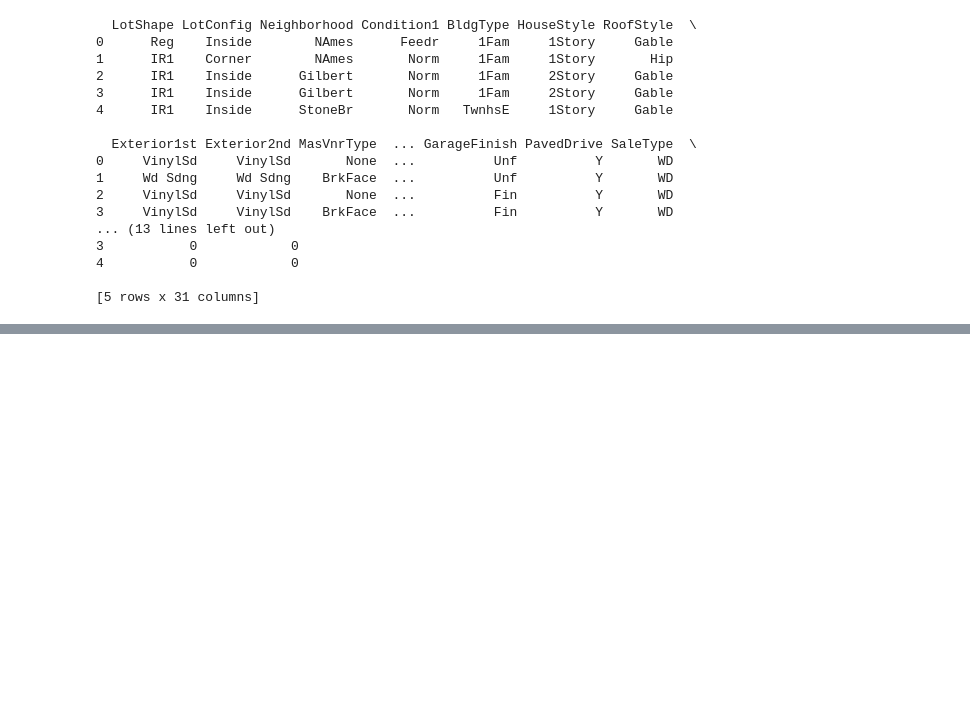
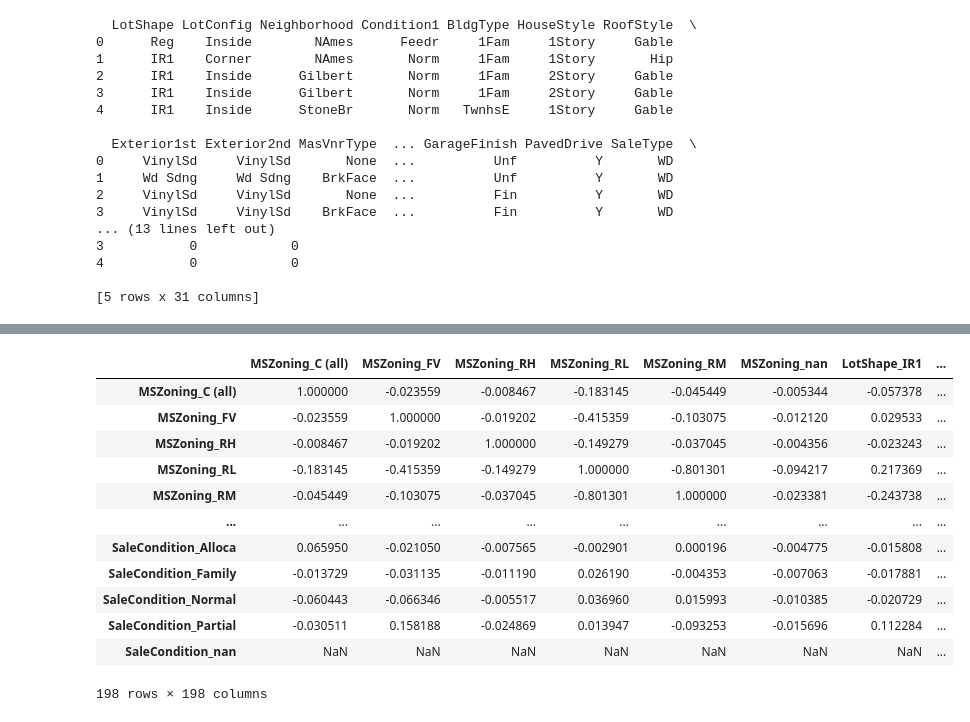
Before and after one commit to jbrietzke/housing, a Jupyter notebook: driver.ipynb, the cells around one changed output, grey strips where cells are left out. Saved outputs shown, nothing was run; the diff lists cells and outputs as text; code cells hidden in the pictures; blank space fills up the shorter version.

```diff
--- a/driver.ipynb
+++ b/driver.ipynb
@@ -662,0 +661,3 @@ for col in keep_cols:
+# %%
+for col in keep_cols:
+    obj_train = pd.get_dummies(obj_train, columns=[col], prefix=[col], dummy_na=True)
@@ -662,0 +682,16 @@ for col in keep_cols:
+# %%
+obj_train.corr()
+# %% [output]
+|  | MSZoning_C (all) | MSZoning_FV | MSZoning_RH | MSZoning_RL | MSZoning_RM | MSZoning_nan | LotShape_IR1 | ... |
+| MSZoning_C (all) | 1.000000 | -0.023559 | -0.008467 | -0.183145 | -0.045449 | -0.005344 | -0.057378 | ... |
+| MSZoning_FV | -0.023559 | 1.000000 | -0.019202 | -0.415359 | -0.103075 | -0.012120 | 0.029533 | ... |
+| MSZoning_RH | -0.008467 | -0.019202 | 1.000000 | -0.149279 | -0.037045 | -0.004356 | -0.023243 | ... |
+| MSZoning_RL | -0.183145 | -0.415359 | -0.149279 | 1.000000 | -0.801301 | -0.094217 | 0.217369 | ... |
+| MSZoning_RM | -0.045449 | -0.103075 | -0.037045 | -0.801301 | 1.000000 | -0.023381 | -0.243738 | ... |
+| ... | ... | ... | ... | ... | ... | ... | ... | ... |
+| SaleCondition_Alloca | 0.065950 | -0.021050 | -0.007565 | -0.002901 | 0.000196 | -0.004775 | -0.015808 | ... |
+| SaleCondition_Family | -0.013729 | -0.031135 | -0.011190 | 0.026190 | -0.004353 | -0.007063 | -0.017881 | ... |
+| SaleCondition_Normal | -0.060443 | -0.066346 | -0.005517 | 0.036960 | 0.015993 | -0.010385 | -0.020729 | ... |
+| SaleCondition_Partial | -0.030511 | 0.158188 | -0.024869 | 0.013947 | -0.093253 | -0.015696 | 0.112284 | ... |
+| SaleCondition_nan | NaN | NaN | NaN | NaN | NaN | NaN | NaN | ... |
+198 rows × 198 columns
```
Also changed, not shown: parts of 18 cells of this notebook.
